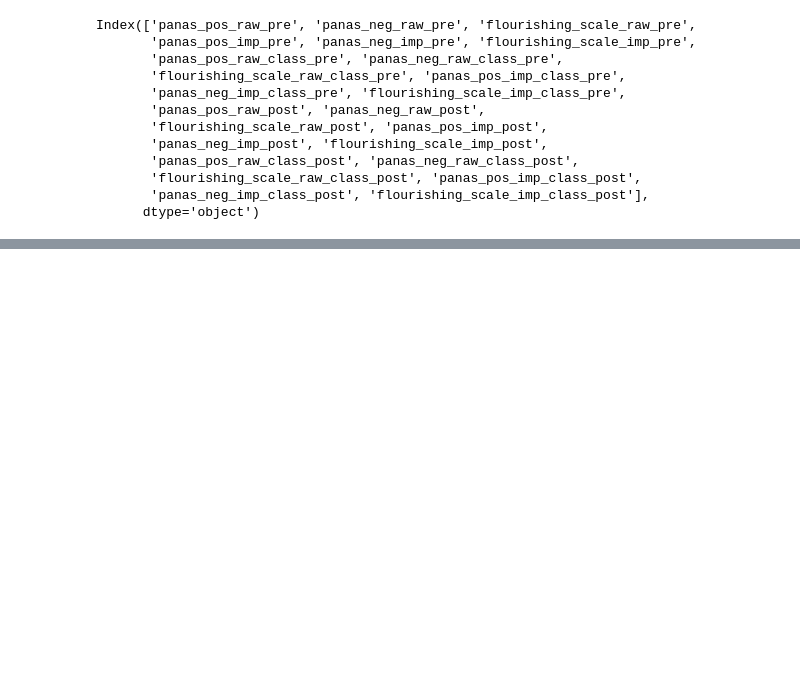
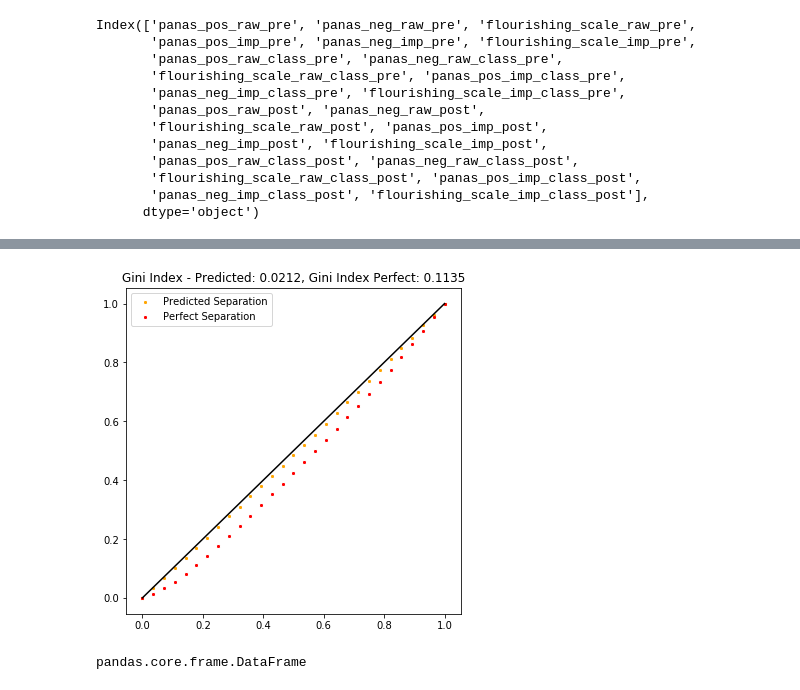
Before and after one commit to AndrewLSyd/COMP9417_major_project-1, a Jupyter notebook: 04_SVM.ipynb, the cells around one changed output, grey strips where cells are left out. Cells and saved outputs as stored; diff of their text form; code cells hidden in the pictures; blank space fills up the shorter version.

```diff
--- a/04_SVM.ipynb
+++ b/04_SVM.ipynb
@@ -160,0 +216,3 @@ X_train.describe()
+# %%
+features_wk_9_10_ind = [X_train.columns.get_loc(c) for c in features_wk_9_10]
+features_wk_10_ind = [X_train.columns.get_loc(c) for c in features_wk_10]
@@ -180,12 +288,12 @@ def report(results, n_top=3):
 # %%
-from sklearn.model_selection import GridSearchCV, RandomizedSearchCV
-from sklearn.impute import SimpleImputer
-def grid_search(estimator, param_grid, target, scoring, n_iter=50, cv=10, n_jobs=8, n_top=1, verbose=True):
+def grid_search(estimator, param_grid, target, scoring, n_iter=50, cv=10, n_jobs=8, n_top=3, verbose=True):
     print("*" * 20, target, "*" * 20)
+    df_selector = DataFrameSelector()
     imputer = SimpleImputer()
     scaler = StandardScaler()
     pca = PCA()
-    pipe = Pipeline(steps=[('imputer', imputer), ('scaler', scaler), ('pca', pca), ('SVM', estimator)])
+    pipe = Pipeline(steps=[('df_selector', df_selector), ('imputer', imputer), ('scaler', scaler),
+                           ('pca', pca), ('SVM', estimator)])
 
     # train using only labelled data
     target_not_null = np.logical_not(y_train.loc[:, target].isnull())
@@ -200,24 +308,26 @@ def grid_search(estimator, param_grid, target, scoring, n_iter=50, cv=10, n_jobs
     if verbose:
         report(search.cv_results_, n_top=n_top)
 
-    return search.best_estimator_
+    return search
 # %%
-N_ITER = 10_000
+from sklearn.svm import SVC, SVR
+N_ITER = 10
 N_JOBS = 8
-MAX_ITER = 100_000
+MAX_ITER = 5000
 
 param_grid = {
+    "df_selector__attribute_names":["all", "wk_9_10", "wk_10"],
     "imputer__strategy":["most_frequent", "mean", "median"],
-    "pca__n_components": [0.6, 0.7, 0.8, 0.85, 0.9, 0.95, 0.99],  # proportion of total variation
-    "SVM__C": [0.0001, 0.01, 0.1, 1, 10, 100, 1000, 10000],
+    "pca__n_components": [0.6, 0.7, 0.8, 0.85, 0.9, 0.95],  # proportion of total variation
+    "SVM__C": [0.01, 0.1, 1, 10, 100, 1000],
     "SVM__kernel": ["linear", "rbf", "poly"],
     "SVM__gamma": [0.01, 0.1, 1, 10, 100],
     "SVM__degree": [2, 3, 4, 5, 6]
 }
 
 # flourishing
-svc_gs_flour_class_pre = grid_search(SVC(max_iter=MAX_ITER, probability=True), param_grid,
-                                     "flourishing_scale_imp_class_pre", "neg_log_loss", n_jobs=N_JOBS, n_iter=N_ITER)
-svr_gs_flour_pre = grid_search(SVR(max_iter=MAX_ITER), param_grid,
-                               "flourishing_scale_imp_pre", "neg_mean_squared_error", n_jobs=N_JOBS, n_iter=N_ITER)
+svc_gs_flour_class_post = grid_search(SVC(max_iter=MAX_ITER, probability=True), param_grid,
+                                     "flourishing_scale_imp_class_post", "neg_log_loss", n_jobs=N_JOBS, n_iter=N_ITER)
+svr_gs_flour_post = grid_search(SVR(max_iter=MAX_ITER), param_grid,
+                               "flourishing_scale_imp_post", "neg_mean_squared_error", n_jobs=N_JOBS, n_iter=N_ITER)
 # %% [output]
@@ -276,0 +389,13 @@ Parameters: {'pca__n_components': 0.95, 'imputer__strategy': 'most_frequent', 'S
+# %%
+target = "flourishing_scale_imp_post"
+target_not_null = np.logical_not(y_train.loc[:, target].isnull())
+y_pred = svr_gs_flour_post.predict(X_train[target_not_null])
+y_actual = y_train[target_not_null].loc[:, target]
+# %%
+helper.lorenz_curve(y_actual, y_pred)
+# %% [output]
+[figure, added]
+# %%
+type(X_train)
+# %% [output]
+pandas.core.frame.DataFrame
```
Also changed, not shown: parts of 22 cells of this notebook, 2 other files.
